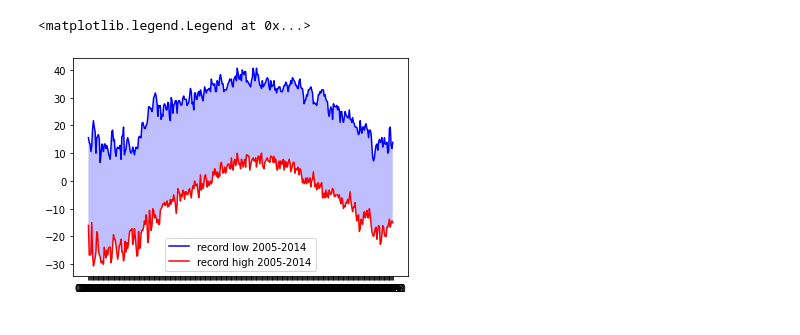
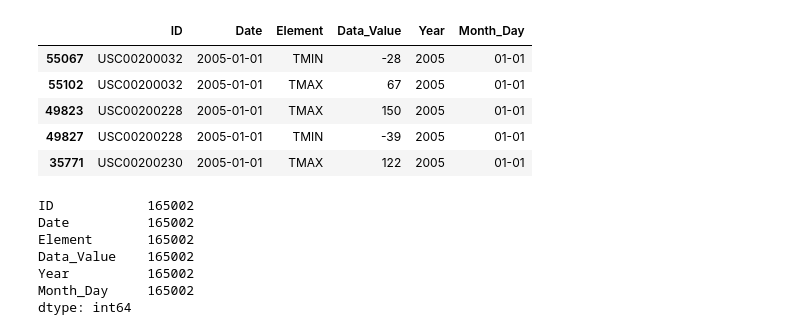
Before and after one commit to abhishekkhare/Python, a Jupyter notebook: Applied Plotting, Charting & Data Representation in Python/Week2_matplotlib/AssignmentTest.ipynb, the cells around one changed output. Cells and saved outputs as stored; diff of their text form; code cells hidden in the pictures.

Commit message:
matplotlib assignment

```diff
--- a/Applied Plotting, Charting & Data Representation in Python/Week2_matplotlib/AssignmentTest.ipynb
+++ b/Applied Plotting, Charting & Data Representation in Python/Week2_matplotlib/AssignmentTest.ipynb
@@ -1,38 +1,29 @@
-# %%
-import matplotlib.pyplot as plt
-import pandas as pd
-import matplotlib.dates as dates
-dfOriginal = pd.read_csv('fb441e62df2d58994928907a91895ec62c2c42e6cd075c2700843b89.csv')
-# Sort the data by 'Date' and 'ID'
-dfOriginal = dfOriginal.sort_values(['Date', 'ID'])
-#dfOriginal.head()
-# Remove data for Feb 29th
-indexNames = dfOriginal[ dfOriginal['Date'].str.endswith('02-29')].index
-dfOriginal.drop(indexNames , inplace=True)
-#print(dfOriginal.count())
-# get temperature in degrees C
-dfOriginal['Data_Value'] = dfOriginal['Data_Value'].apply(lambda x: x / 10)
-dfOriginal['Year'] = dfOriginal['Date'].apply(lambda x: x[:4])
-dfOriginal['Month'] = dfOriginal['Date'].apply(lambda x: x[5:7])
-dfOriginal['Day'] = dfOriginal['Date'].str[-5:]
-dfOriginal.head(5)
-# Remove data for 2015
-df1=dfOriginal.copy()
-indexNames = df1[ df1['Date'].str.startswith('2015')].index
-df1.drop(indexNames , inplace=True)
-#print(dfOriginal.count())
-#print(df1.count())
-result1 = df1.groupby('Day')['Data_Value'].agg(['max', 'min']).reset_index()
-#print(result1)
-#Part 1 of assignment
-plt.figure()
-plt.plot(result1['Day'] ,result1['max'], color='b', label='record low 2005-2014')
-plt.plot(result1['Day'] ,result1['min'], color='r', label='record high 2005-2014')
-plt.gca().fill_between(result1['Day'],
-                       result1['min'], result1['max'],
-                       facecolor='blue',
-                       alpha=0.25)
-plt.legend(loc='best')
-# %% [output]
-<matplotlib.legend.Legend at 0x...>
-[figure, removed]
+# %%
+import matplotlib.pyplot as plt
+import pandas as pd
+dfOriginal = pd.read_csv('fb441e62df2d58994928907a91895ec62c2c42e6cd075c2700843b89.csv')
+dfOriginal['Date'] = pd.to_datetime(dfOriginal['Date'])
+dfOriginal['Year'] = dfOriginal['Date'].dt.year
+dfOriginal['Month_Day'] = dfOriginal['Date'].dt.strftime('%m-%d')
+# sort the data based on Date and ID
+dfOriginal = dfOriginal.sort_values(['Date', 'ID'])
+dfOriginal.head()
+# %% [output]
+|  | ID | Date | Element | Data_Value | Year | Month_Day |
+| 55067 | USC00200032 | 2005-01-01 | TMIN | -28 | 2005 | 01-01 |
+| 55102 | USC00200032 | 2005-01-01 | TMAX | 67 | 2005 | 01-01 |
+| 49823 | USC00200228 | 2005-01-01 | TMAX | 150 | 2005 | 01-01 |
+| 49827 | USC00200228 | 2005-01-01 | TMIN | -39 | 2005 | 01-01 |
+| 35771 | USC00200230 | 2005-01-01 | TMAX | 122 | 2005 | 01-01 |
+# %%
+# Remove data for Feb 29th
+dfOriginal = dfOriginal[dfOriginal['Month_Day']!='02-29']
+dfOriginal.count()
+# %% [output]
+ID            165002
+Date          165002
+Element       165002
+Data_Value    165002
+Year          165002
+Month_Day     165002
+dtype: int64
```
Also changed, not shown: parts of 5 cells of this notebook, 9 other files.
